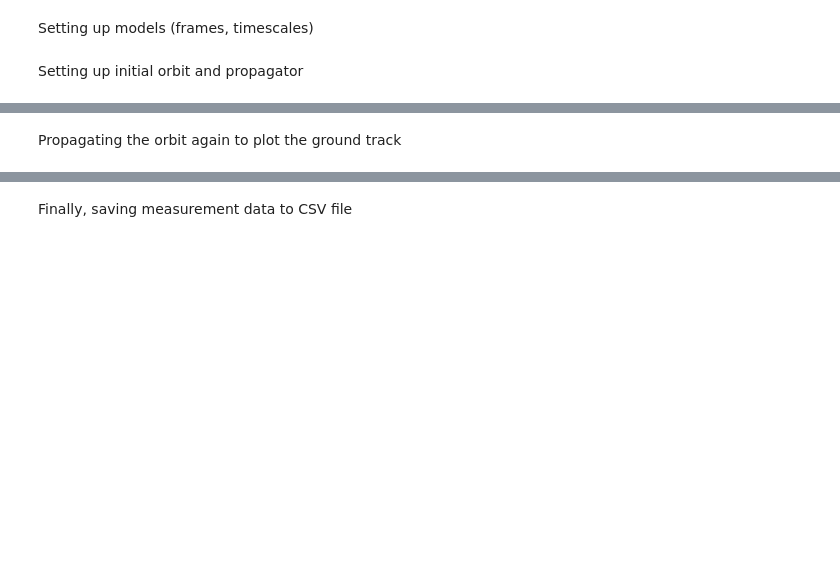
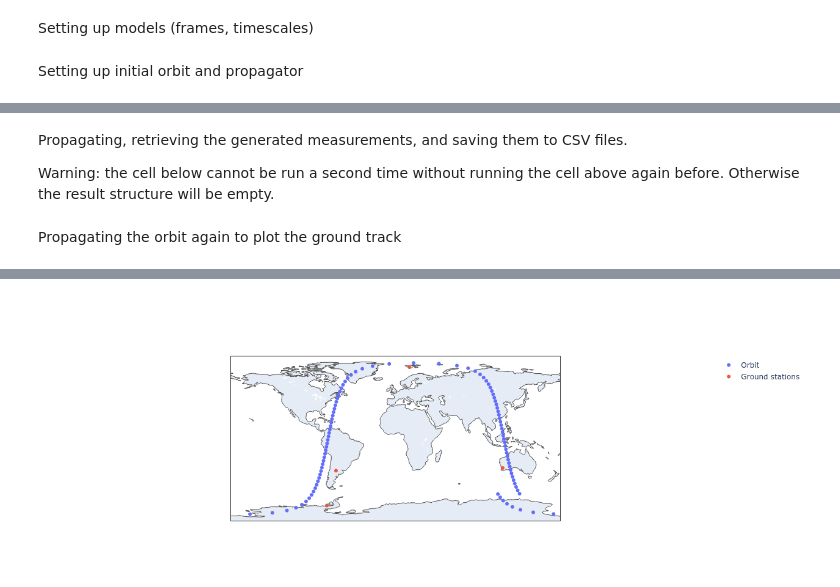
Before and after one commit to GorgiAstro/orbit-determination-examples, a Jupyter notebook: 00-generate-measurement-data.ipynb, the cells around one changed output, grey strips where cells are left out. Drawn from its saved outputs; the diff is of its cells as text; code cells hidden in the pictures; blank space fills up the shorter version.

Commit message:
Finished measurement generation

```diff
--- a/00-generate-measurement-data.ipynb
+++ b/00-generate-measurement-data.ipynb
@@ -60,7 +71,7 @@ from org.orekit.frames import FramesFactory
 gcrf = FramesFactory.getGCRF()
 
 from org.orekit.utils import IERSConventions
-itrf = FramesFactory.getITRF(IERSConventions.IERS_2010, False)  # Taking tidal effects into account when interpolating EOP parameters
+itrf = FramesFactory.getITRF(IERSConventions.IERS_2010, True)
 
 from orekit.pyhelpers import datetime_to_absolutedate
 lift_off_frame = itrf.getFrozenFrame(gcrf,
@@ -216 +240,5 @@ generated = meas_generator.generate(date_start, date_end)
+# %% [markdown]
+Propagating, retrieving the generated measurements, and saving them to CSV files.
+
+Warning: the cell below cannot be run a second time without running the cell above again before. Otherwise the result structure will be empty.
 # %%
@@ -295,8 +346,5 @@ fig = go.Figure(data=[
     )
 ])
 
-fig.update_layout(
-        #title = 'Most trafficked US airports<br>(Hover for airport names)',
-        #geo_scope='usa',
-    )
 fig.show()
+# %% [output]
@@ -303,2 +352 @@ fig.show()
+[figure, added]
-# %% [markdown]
-Finally, saving measurement data to CSV file
```
Also changed, not shown: parts of 14 cells of this notebook, 8 other files.
